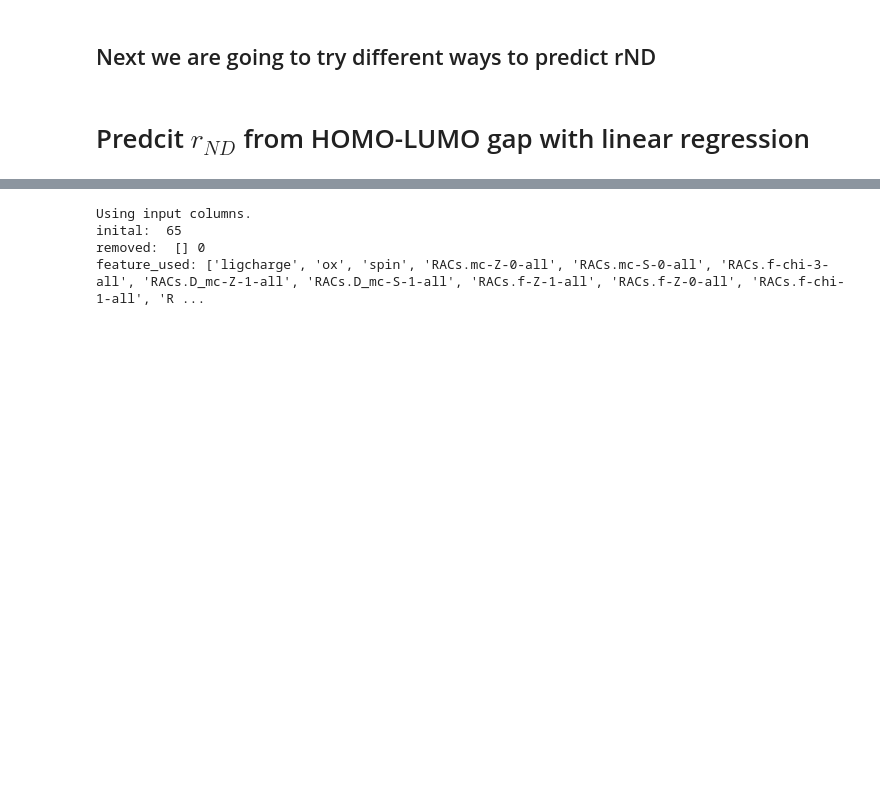
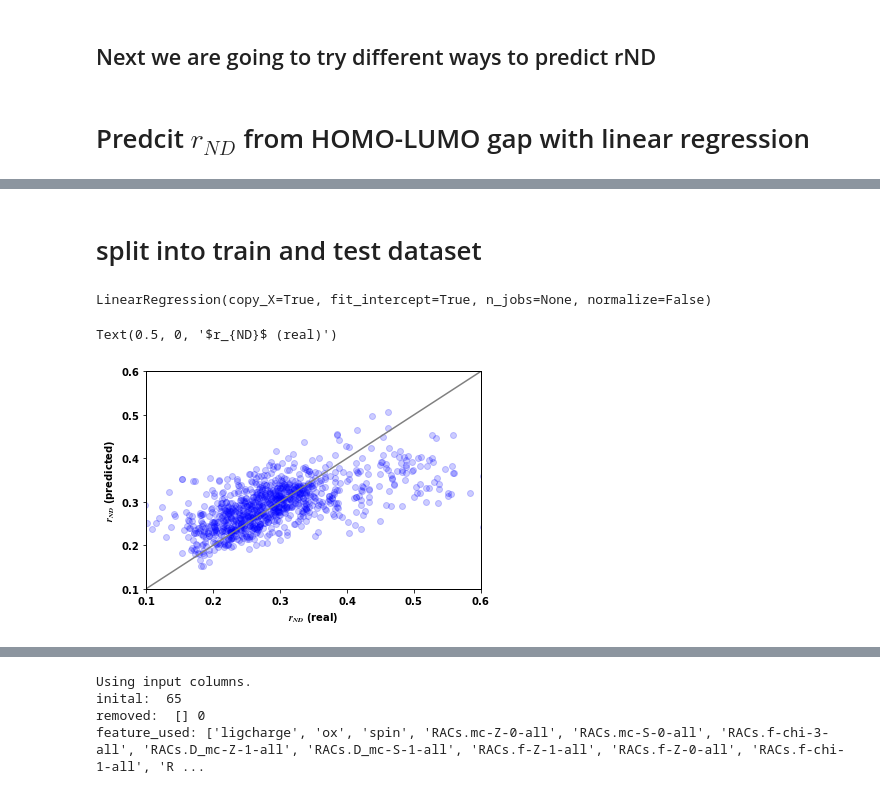
Before and after one commit to Liu-group/MLbook, a Jupyter notebook: JupyterNotebook/case_study.ipynb, the cells around one changed output, grey strips where cells are left out. Saved outputs shown, nothing was run; the diff lists cells and outputs as text; code cells hidden in the pictures; blank space fills up the shorter version.

```diff
--- a/JupyterNotebook/case_study.ipynb
+++ b/JupyterNotebook/case_study.ipynb
@@ -168 +192,26 @@ findfont: Font family ['sans-serif'] not found. Falling back to DejaVu Sans.
+# %% [markdown]
+# split into train and test dataset
+# %%
+X_train, X_test, y_train, y_test = train_test_split(X, y, test_size=0.2)
+# %%
+reg=linear_model.LinearRegression()
+# %%
+reg.fit(X_train, y_train)
+# %% [output]
+LinearRegression(copy_X=True, fit_intercept=True, n_jobs=None, normalize=False)
+# %%
+y_pred = reg.predict(X_test)
+# %%
+
+plt.scatter(y_test,y_pred,edgecolors=None,c='b',alpha=0.2)
+xmin=0.1; xmax=0.6
+diag=np.linspace(xmin, xmax,100)
+plt.plot(diag,diag, color='gray')
+plt.xlim((xmin,xmax))
+plt.ylim((xmin,xmax))
+plt.ylabel('$r_{ND}$ (predicted)')
+plt.xlabel('$r_{ND}$ (real)')
+# %% [output]
+Text(0.5, 0, '$r_{ND}$ (real)')
+[figure, added]
 # %% [markdown]
```
Also changed, not shown: parts of 11 cells of this notebook.
